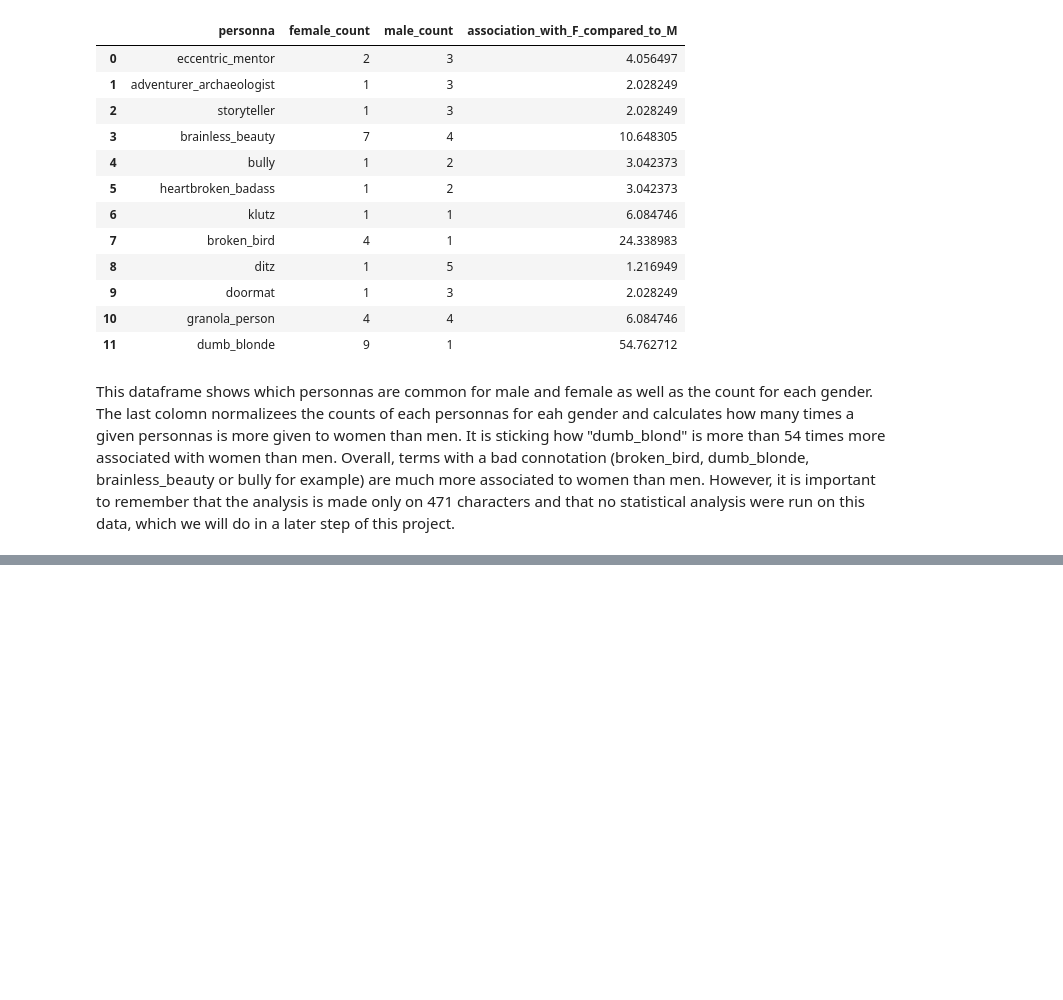
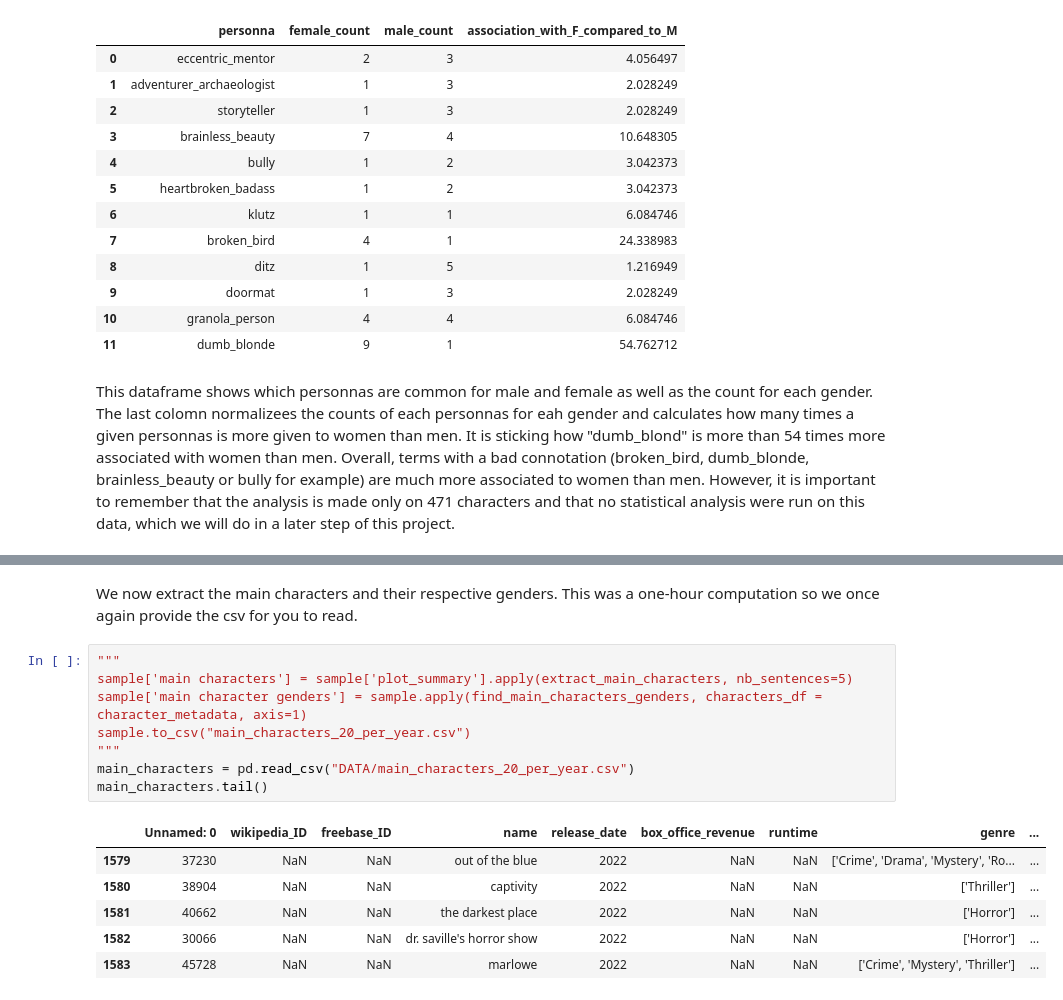
Before and after one commit to epfl-ada/ada-2023-project-badabob, a Jupyter notebook: M2.ipynb, the cells around one changed output, grey strips where cells are left out. Saved outputs shown, nothing was run; the diff lists cells and outputs as text; blank space fills up the shorter version.

```diff
--- a/M2.ipynb
+++ b/M2.ipynb
@@ -1183,0 +1232,17 @@ This dataframe shows which personnas are common for male and female as well as t
+# %% [markdown]
+We now extract the main characters and their respective genders. This was a one-hour computation so we once again provide the csv for you to read.
+# %%
+"""
+sample['main characters'] = sample['plot_summary'].apply(extract_main_characters, nb_sentences=5)
+sample['main character genders'] = sample.apply(find_main_characters_genders, characters_df = character_metadata, axis=1)
+sample.to_csv("main_characters_20_per_year.csv")
+"""
+main_characters = pd.read_csv("DATA/main_characters_20_per_year.csv")
+main_characters.tail()
+# %% [output]
+|  | Unnamed: 0 | wikipedia_ID | freebase_ID | name | release_date | box_office_revenue | runtime | genre | ... |
+| 1579 | 37230 | NaN | NaN | out of the blue | 2022 | NaN | NaN | ['Crime', 'Drama', 'Mystery', 'Ro... | ... |
+| 1580 | 38904 | NaN | NaN | captivity | 2022 | NaN | NaN | ['Thriller'] | ... |
+| 1581 | 40662 | NaN | NaN | the darkest place | 2022 | NaN | NaN | ['Horror'] | ... |
+| 1582 | 30066 | NaN | NaN | dr. saville's horror show | 2022 | NaN | NaN | ['Horror'] | ... |
+| 1583 | 45728 | NaN | NaN | marlowe | 2022 | NaN | NaN | ['Crime', 'Mystery', 'Thriller'] | ... |
```
Also changed, not shown: parts of 9 cells of this notebook, 3 other files.
